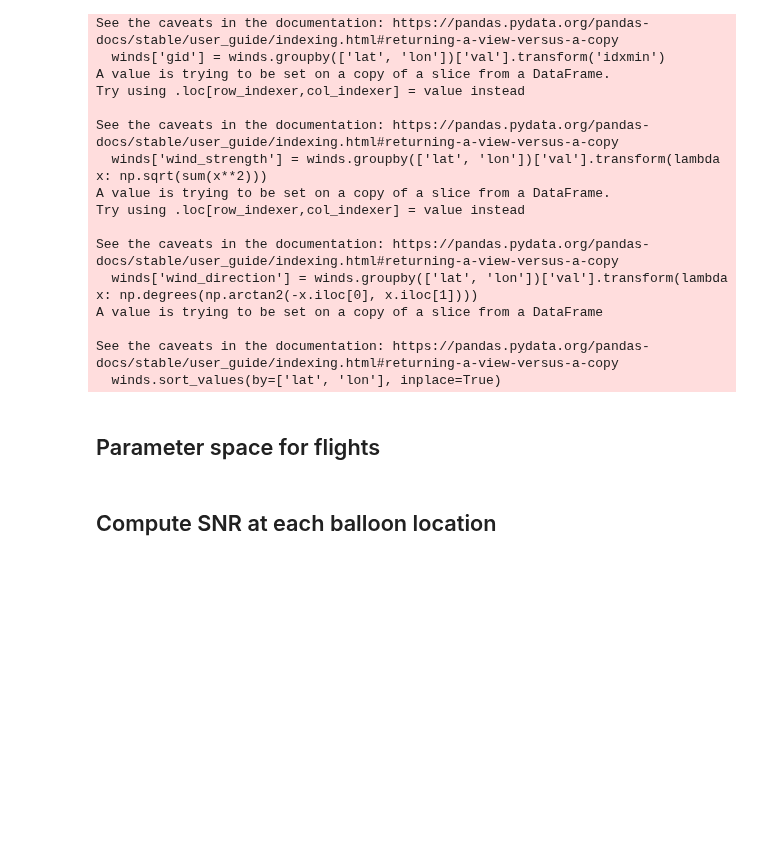
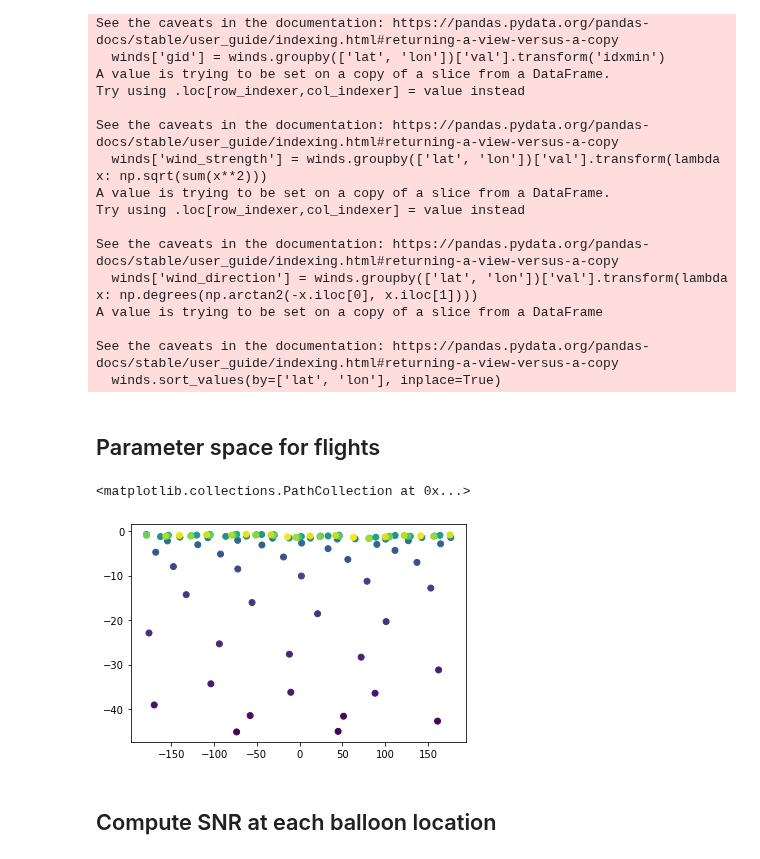
Before and after one commit to QuentinBrissaud/Venus_Detectability, a Jupyter notebook: compute_proba_detection_hawai.ipynb, the cells around one changed output. Drawn from its saved outputs; the diff is of its cells as text; code cells hidden in the pictures; blank space fills up the shorter version.

```diff
--- a/compute_proba_detection_hawai.ipynb
+++ b/compute_proba_detection_hawai.ipynb
@@ -53,7 +69,7 @@ pvm.plot_sequence_events(fig, ax_first, ax_zoom, catalog_hawai, max_val=7., font
 # %%
 reload(VCD)
 
-file_atmos = './data/VCD_atmos_globe.dat'
+file_atmos = './data/VCD_atmos_globe_new.dat'
 winds = VCD.get_winds(file_atmos, alt_balloon*1e3)
 # %% [output]
 A value is trying to be set on a copy of a slice from a DataFrame.
@@ -100,6 +117,49 @@ times = np.linspace(0, mission_duration, 100)  # Time vector from 0 to 3600 seco
 TIMES, ID_LAT0 = np.meshgrid(times, np.arange(LAT_offset.size))
 shape_TIMES = TIMES.shape # balloon init loc/t0 x balloon flight time
 TIMES, ID_LAT0 = TIMES.ravel(), ID_LAT0.ravel()
+# %%
+time = times
+lat_rad = np.radians(-45.)
+lon_rad = np.radians(45.)
+
+time_prev = times[0]
+new_lat_rad = np.zeros(times.size)
+new_lon_rad = np.zeros(times.size)
+for i, time in tqdm(enumerate(times), total=times.size):
+
+    time_diff = time-time_prev
+    time_prev = time
+    az = np.radians(wind_direction_interpolator.ev(np.degrees(lat_rad), np.degrees(lon_rad)))
+
+    w_strength = wind_strength_interpolator.ev(np.degrees(lat_rad), np.degrees(lon_rad))
+    vlon = np.sin(az)*w_strength
+    vlat = np.cos(az)*w_strength
+
+    # Calculate the distance traveled in latitude and longitude
+    dlat = vlat * time_diff
+    dlon = vlon * time_diff
+
+    # Convert distances into angular displacements (in radians)
+    delta_lat_rad = dlat / R0
+    delta_lon_rad = dlon / (R0 * np.cos(lat_rad))
+
+    # Calculate the new latitude and longitude in radians
+    lat_rad += delta_lat_rad
+    lon_rad += delta_lon_rad
+
+    # Wrap the latitude and longitude values
+    lat_rad = pvm.wrap_latitude(lat_rad)
+    lon_rad = pvm.wrap_longitude(lon_rad)
+
+    # Store the results
+    new_lat_rad[i] = lat_rad
+    new_lon_rad[i] = lon_rad
+# %%
+plt.figure()
+plt.scatter(np.degrees(new_lon_rad), np.degrees(new_lat_rad), c=times)
+# %% [output]
+<matplotlib.collections.PathCollection at 0x...>
+[figure, added]
 # %%
 reload(pvm)
 
```
Also changed, not shown: parts of 17 cells of this notebook, 19 other files.
